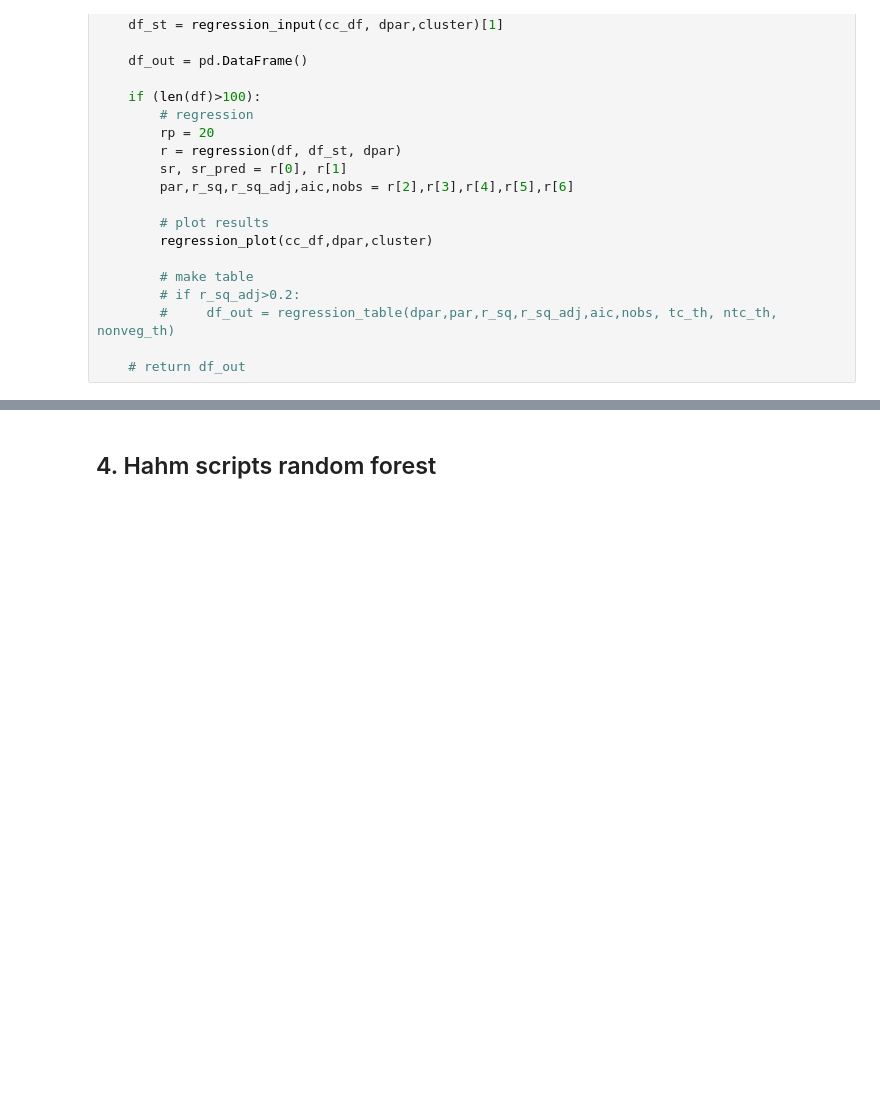
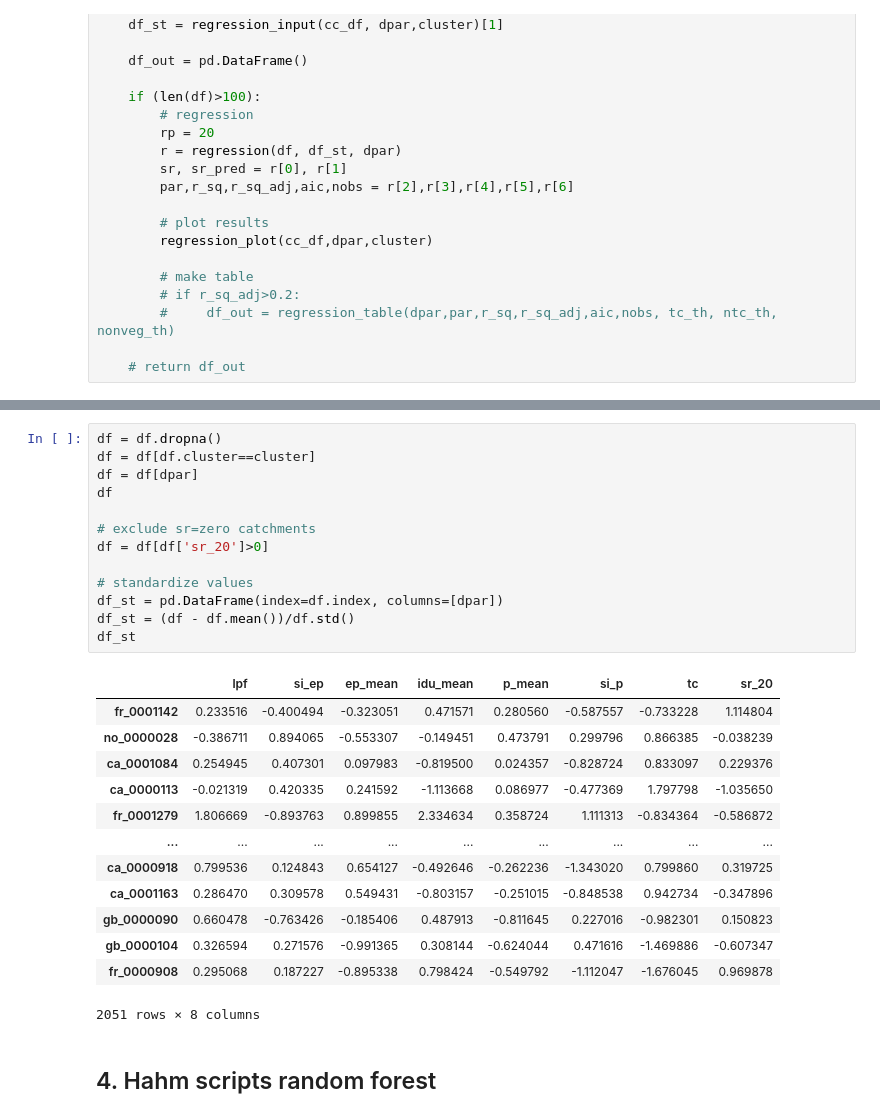
Before and after one commit to fvanoorschot/global_sr_module, a Jupyter notebook: run_script_prediction.ipynb, the cells around one changed output, grey strips where cells are left out. Saved outputs shown, nothing was run; the diff lists cells and outputs as text; blank space fills up the shorter version.

```diff
--- a/run_script_prediction.ipynb
+++ b/run_script_prediction.ipynb
@@ -808,3 +1089,30 @@ run_regression(co, features,4)
+# %%
+df = df.dropna()
+df = df[df.cluster==cluster]
+df = df[dpar]
+df
+
+# exclude sr=zero catchments
+df = df[df['sr_20']>0]
+
+# standardize values
+df_st = pd.DataFrame(index=df.index, columns=[dpar])
+df_st = (df - df.mean())/df.std()
+df_st
+# %% [output]
+|  | lpf | si_ep | ep_mean | idu_mean | p_mean | si_p | tc | sr_20 |
+| fr_0001142 | 0.233516 | -0.400494 | -0.323051 | 0.471571 | 0.280560 | -0.587557 | -0.733228 | 1.114804 |
+| no_0000028 | -0.386711 | 0.894065 | -0.553307 | -0.149451 | 0.473791 | 0.299796 | 0.866385 | -0.038239 |
+| ca_0001084 | 0.254945 | 0.407301 | 0.097983 | -0.819500 | 0.024357 | -0.828724 | 0.833097 | 0.229376 |
+| ca_0000113 | -0.021319 | 0.420335 | 0.241592 | -1.113668 | 0.086977 | -0.477369 | 1.797798 | -1.035650 |
+| fr_0001279 | 1.806669 | -0.893763 | 0.899855 | 2.334634 | 0.358724 | 1.111313 | -0.834364 | -0.586872 |
+| ... | ... | ... | ... | ... | ... | ... | ... | ... |
+| ca_0000918 | 0.799536 | 0.124843 | 0.654127 | -0.492646 | -0.262236 | -1.343020 | 0.799860 | 0.319725 |
+| ca_0001163 | 0.286470 | 0.309578 | 0.549431 | -0.803157 | -0.251015 | -0.848538 | 0.942734 | -0.347896 |
+| gb_0000090 | 0.660478 | -0.763426 | -0.185406 | 0.487913 | -0.811645 | 0.227016 | -0.982301 | 0.150823 |
+| gb_0000104 | 0.326594 | 0.271576 | -0.991365 | 0.308144 | -0.624044 | 0.471616 | -1.469886 | -0.607347 |
+| fr_0000908 | 0.295068 | 0.187227 | -0.895338 | 0.798424 | -0.549792 | -1.112047 | -1.676045 | 0.969878 |
+2051 rows × 8 columns
 # %% [markdown]
 ## 4. Hahm scripts random forest
 # %%
```
Also changed, not shown: parts of 20 cells of this notebook, 1 other file.
